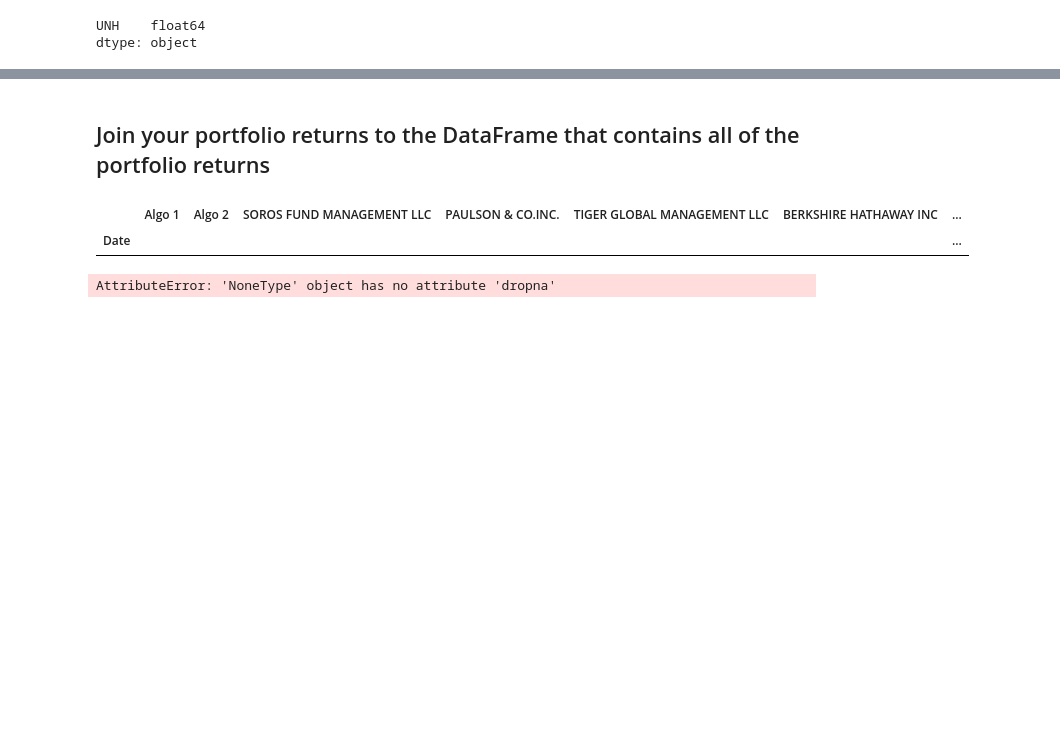
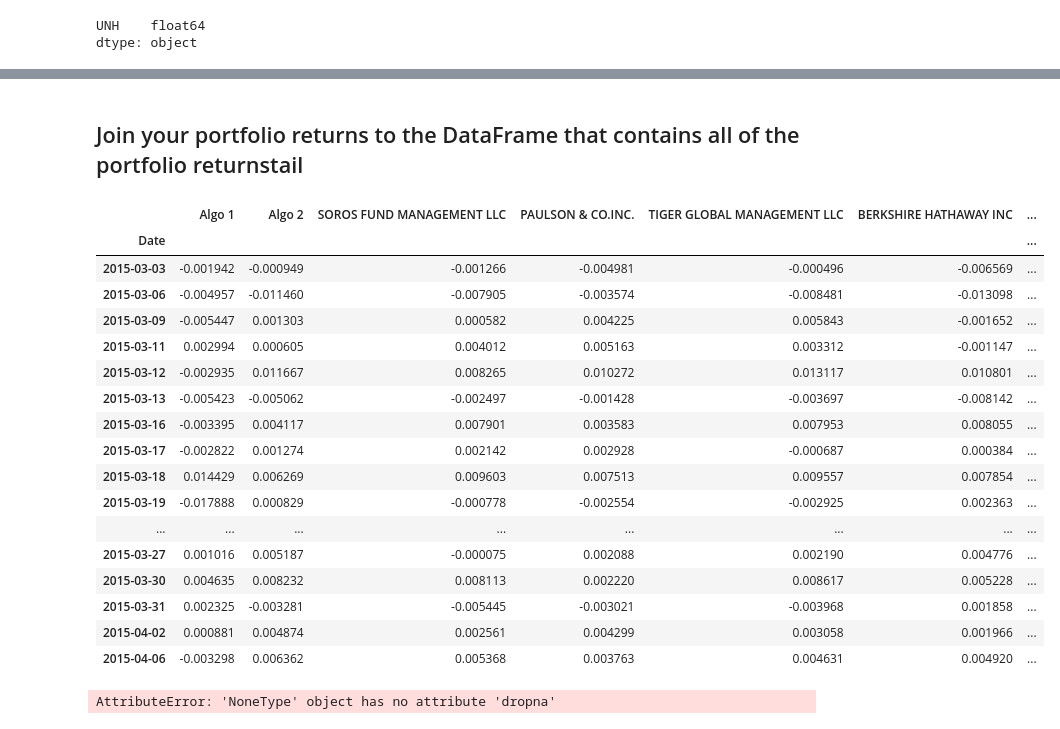
Before and after one commit to JimP315/Panthas, a Jupyter notebook: Starter_Code/whale_analysis.ipynb, the cells around one changed output, grey strips where cells are left out. Cells and saved outputs as stored; diff of their text form; code cells hidden in the pictures; blank space fills up the shorter version.

```diff
--- a/Starter_Code/whale_analysis.ipynb
+++ b/Starter_Code/whale_analysis.ipynb
@@ -621,4 +600,4 @@ table.head()
 # %%
-combined1_df = pd.concat([AMZN_returns, DMP_returns, TSLA_returns, UNH_returns, WES_returns], axis = "columns", join = "inner")
-combined1_df.head()
+custom_df = pd.concat([AMZN_returns, DMP_returns, TSLA_returns, UNH_returns], axis = "columns", join = "inner")
+custom_df.head()
 # %% [output]
@@ -750,0 +699,3 @@ daily1_returns.head()
+# %%
+custom_returns = custom_df.pct_change()
+custom_returns.head()
@@ -751,4 +710,4 @@ daily1_returns.head()
 # %%
-daily1_returns = daily1_returns.dropna().copy()
-daily1_returns.head(10)
+custom_returns = custom_returns.dropna().copy()
+custom_returns.head(10)
 # %% [output]
@@ -767,13 +726,11 @@ daily1_returns.head(10)
 # %%
 # Set weights
-weights = [0.2, 0.2, 0.2, 0.2, 0.2]
+weights = [0.25, 0.25, 0.25, 0.25]
 
 # Use the `dot` function to sum the product each weight and the corresponding stock daily return.
-portfolio_returns = daily1_returns.dot(weights)
+portfolio_returns = custom_returns.dot(weights)
 portfolio_returns.columns = ["Custom"]
-portfolio_returns.head()
-
-
+portfolio_returns.tail(40)
 
 # Calculate portfolio return
 
@@ -788,13 +755,29 @@ Date
 dtype: float64
 # %% [markdown]
-## Join your portfolio returns to the DataFrame that contains all of the portfolio returns
+## Join your portfolio returns to the DataFrame that contains all of the portfolio returnstail
 # %%
 # Join your returns DataFrame to the original returns DataFrame
 
-fulltable_df = pd.concat([all_portfolios, portfolio_returns], axis="columns", join="inner")
-fulltable_df.head(70)
+complete_df = pd.concat([all_portfolios, portfolio_returns], axis="columns", join="inner")
+complete_df.head(20)
 # %% [output]
 |  | Algo 1 | Algo 2 | SOROS FUND MANAGEMENT LLC | PAULSON & CO.INC. | TIGER GLOBAL MANAGEMENT LLC | BERKSHIRE HATHAWAY INC | ... |
 | Date |  |  |  |  |  |  | ... |
+| 2015-03-03 | -0.001942 | -0.000949 | -0.001266 | -0.004981 | -0.000496 | -0.006569 | ... |
+| 2015-03-06 | -0.004957 | -0.011460 | -0.007905 | -0.003574 | -0.008481 | -0.013098 | ... |
+| 2015-03-09 | -0.005447 | 0.001303 | 0.000582 | 0.004225 | 0.005843 | -0.001652 | ... |
+| 2015-03-11 | 0.002994 | 0.000605 | 0.004012 | 0.005163 | 0.003312 | -0.001147 | ... |
+| 2015-03-12 | -0.002935 | 0.011667 | 0.008265 | 0.010272 | 0.013117 | 0.010801 | ... |
+| 2015-03-13 | -0.005423 | -0.005062 | -0.002497 | -0.001428 | -0.003697 | -0.008142 | ... |
+| 2015-03-16 | -0.003395 | 0.004117 | 0.007901 | 0.003583 | 0.007953 | 0.008055 | ... |
+| 2015-03-17 | -0.002822 | 0.001274 | 0.002142 | 0.002928 | -0.000687 | 0.000384 | ... |
+| 2015-03-18 | 0.014429 | 0.006269 | 0.009603 | 0.007513 | 0.009557 | 0.007854 | ... |
+| 2015-03-19 | -0.017888 | 0.000829 | -0.000778 | -0.002554 | -0.002925 | 0.002363 | ... |
+| ... | ... | ... | ... | ... | ... | ... | ... |
+| 2015-03-27 | 0.001016 | 0.005187 | -0.000075 | 0.002088 | 0.002190 | 0.004776 | ... |
+| 2015-03-30 | 0.004635 | 0.008232 | 0.008113 | 0.002220 | 0.008617 | 0.005228 | ... |
+| 2015-03-31 | 0.002325 | -0.003281 | -0.005445 | -0.003021 | -0.003968 | 0.001858 | ... |
+| 2015-04-02 | 0.000881 | 0.004874 | 0.002561 | 0.004299 | 0.003058 | 0.001966 | ... |
+| 2015-04-06 | -0.003298 | 0.006362 | 0.005368 | 0.003763 | 0.004631 | 0.004920 | ... |
 # %%
 # Only compare dates where return data exists for all the stocks (drop NaNs)
```
Also changed, not shown: parts of 35 cells of this notebook, 5 other files.
